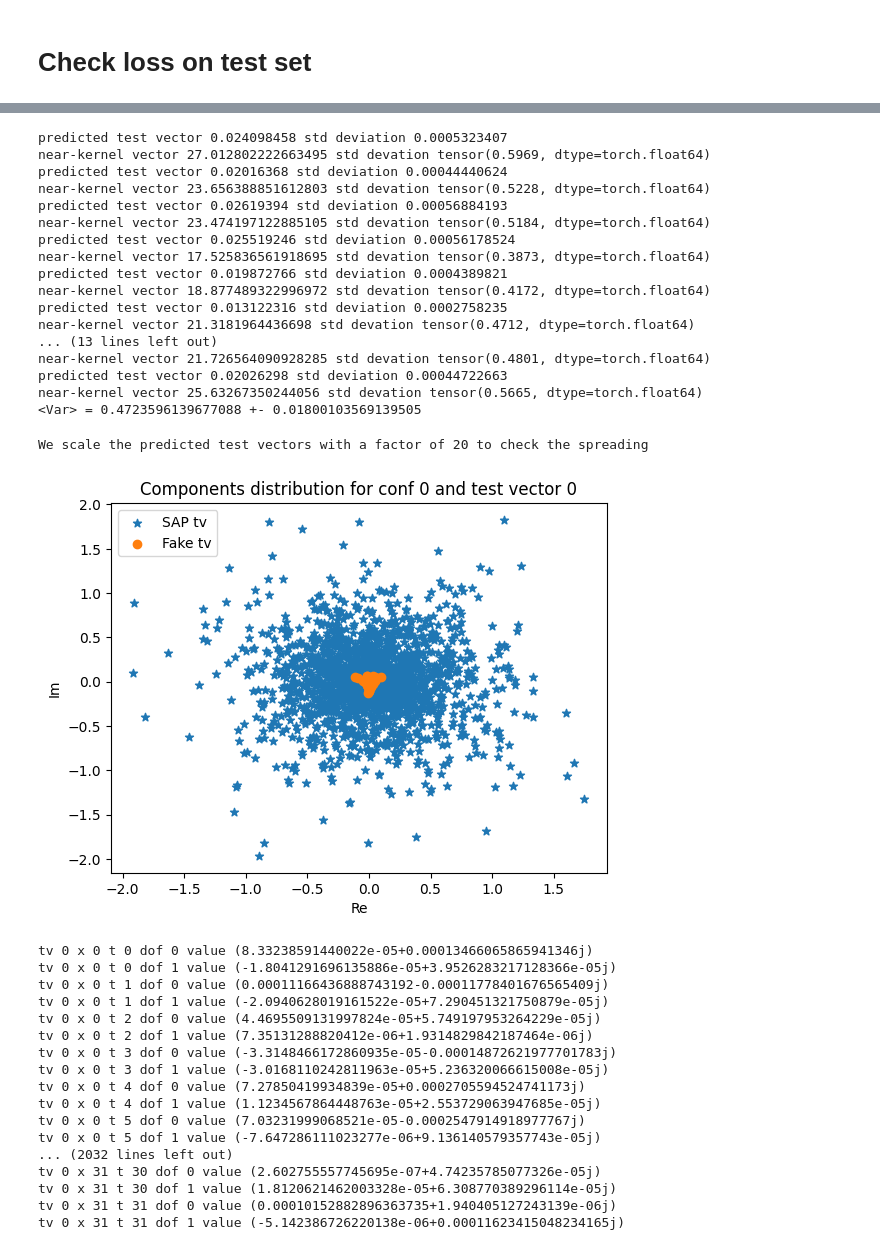
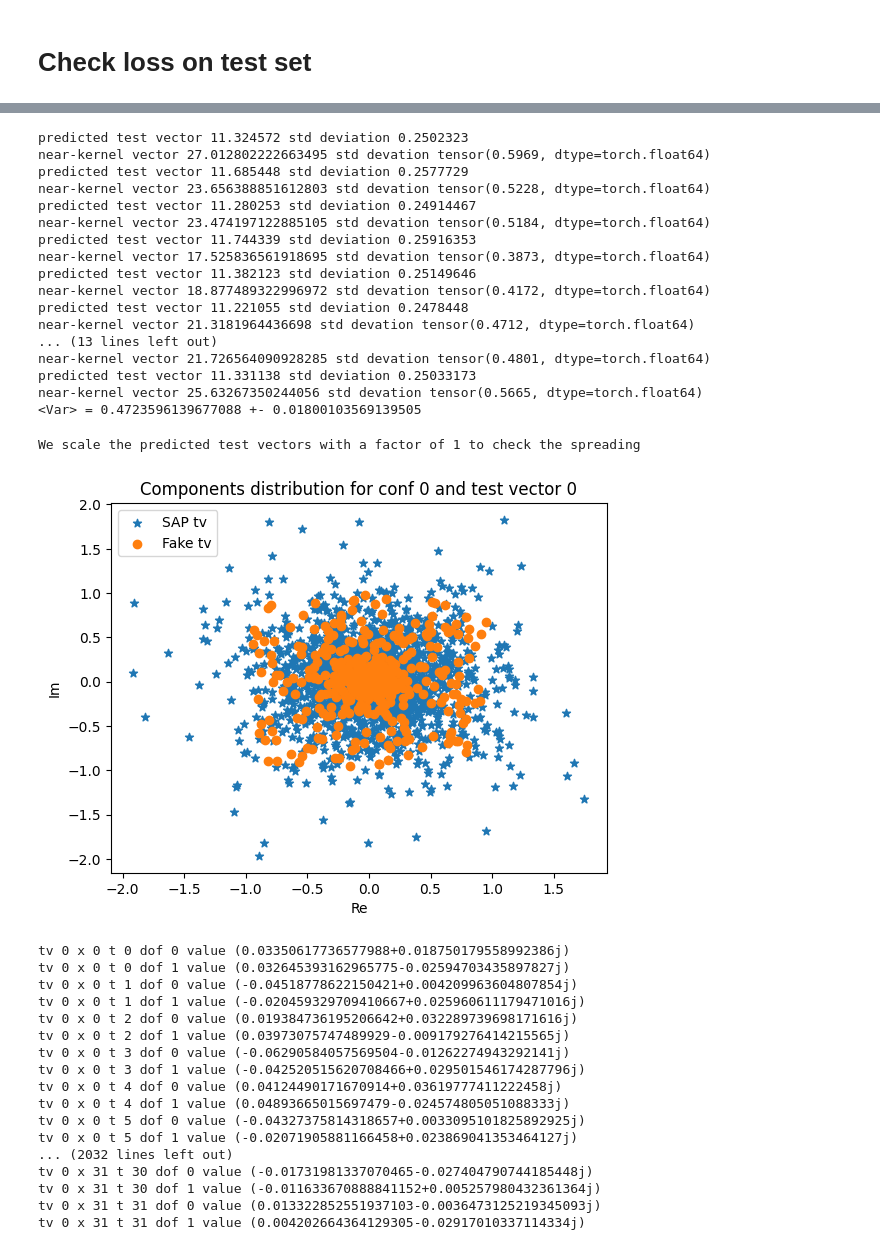
Before and after one commit to JFNCastellanos/TVML, a Jupyter notebook: I_PPdag.ipynb, the cells around one changed output, grey strips where cells are left out. Saved outputs shown, nothing was run; the diff lists cells and outputs as text; code cells hidden in the pictures.

Commit message:
New loss and model
I modified the loss function and the model. Loss function seems to be well defined, but model is not good output.

```diff
--- a/I_PPdag.ipynb
+++ b/I_PPdag.ipynb
@@ -132,10 +130,10 @@ TvGenerator(
 )
 # %%
 # Learning rate for optimizers
-lr = 0.001
+lr = 0.1
 # Beta1 hyperparameter for Adam optimizers
 beta1 = 0.9
-optimizer = optim.Adam(model.parameters(), lr=lr, betas=(beta1, 0.999),weight_decay=1e-5)
+optimizer = optim.Adam(model.parameters(), lr=lr, betas=(beta1, 0.999),weight_decay=0)
 #optimizer = torch.optim.SGD(model.parameters(), lr=1e-3,momentum=0.9)
 # %%
 losses = []
@@ -201,7 +199,7 @@ def train(dataloader, model, optimizer):
         losses.append(loss_val)
         print(f"loss: {loss_val:>7f}  [{current:>5d}/{train_len:>5d}]")
 # %%
-epochs = 50
+epochs = 20
 for t in range(epochs):
     print(f"Epoch {t+1}\n-------------------------------")
     train(train_loader, model, optimizer)
@@ -398,38 +396,38 @@ for tv in range(var.NV):
 variances = np.array(variances)
 print("<Var> = {0} +- {1}".format(np.mean(variances),np.std(variances)/np.sqrt(var.NV)))
 # %% [output]
-predicted test vector 0.024098458 std deviation 0.0005323407
+predicted test vector 11.324572 std deviation 0.2502323
 near-kernel vector 27.012802222663495 std devation tensor(0.5969, dtype=torch.float64)
-predicted test vector 0.02016368 std deviation 0.00044440624
+predicted test vector 11.685448 std deviation 0.2577729
 near-kernel vector 23.656388851612803 std devation tensor(0.5228, dtype=torch.float64)
-predicted test vector 0.02619394 std deviation 0.00056884193
+predicted test vector 11.280253 std deviation 0.24914467
 near-kernel vector 23.474197122885105 std devation tensor(0.5184, dtype=torch.float64)
-predicted test vector 0.025519246 std deviation 0.00056178524
+predicted test vector 11.744339 std deviation 0.25916353
 near-kernel vector 17.525836561918695 std devation tensor(0.3873, dtype=torch.float64)
-predicted test vector 0.019872766 std deviation 0.0004389821
+predicted test vector 11.382123 std deviation 0.25149646
 near-kernel vector 18.877489322996972 std devation tensor(0.4172, dtype=torch.float64)
-predicted test vector 0.013122316 std deviation 0.0002758235
+predicted test vector 11.221055 std deviation 0.2478448
 near-kernel vector 21.3181964436698 std devation tensor(0.4712, dtype=torch.float64)
 ... (13 lines left out)
 near-kernel vector 21.726564090928285 std devation tensor(0.4801, dtype=torch.float64)
-predicted test vector 0.02026298 std deviation 0.00044722663
+predicted test vector 11.331138 std deviation 0.25033173
 near-kernel vector 25.63267350244056 std devation tensor(0.5665, dtype=torch.float64)
 <Var> = 0.4723596139677088 +- 0.01800103569139505
 # %%
 tv = 0
 conf = 0 #ConfID in the test_loader
-factor = 20
+factor = 1
 print("We scale the predicted test vectors with a factor of {0} to check the spreading".format(factor))
 plt.title("Components distribution for conf {0} and test vector {1}".format(conf,tv))
 plt.scatter(np.real(batch[1][conf][tv].reshape(2*var.NX*var.NT)),np.imag(batch[1][conf][tv].reshape(2*var.NX*var.NT)),marker="*",label="SAP tv")
 plt.scatter(np.real(factor*pred_complex[conf,tv].reshape(2*var.NX*var.NT)),np.imag(factor*pred_complex[conf,tv].reshape(2*var.NX*var.NT)),label="Fake tv")
 plt.xlabel("Re")
 plt.ylabel("Im")
 plt.legend()
 plt.show()
 # %% [output]
-We scale the predicted test vectors with a factor of 20 to check the spreading
+We scale the predicted test vectors with a factor of 1 to check the spreading
-[figure, old version]
+[figure, new version]
 # %%
 conf, tv = 0, 0
 for x in range(var.NX):
@@ -437,20 +435,20 @@ for x in range(var.NX):
         for mu in range(2):
             print("tv {0} x {1} t {2} dof {3} value {4}".format(tv,x,t,mu,pred_complex[conf,tv,mu,t,x]))
 # %% [output]
-tv 0 x 0 t 0 dof 0 value (8.33238591440022e-05+0.00013466065865941346j)
-tv 0 x 0 t 0 dof 1 value (-1.8041291696135886e-05+3.9526283217128366e-05j)
-tv 0 x 0 t 1 dof 0 value (0.00011166436888743192-0.00011778401676565409j)
-tv 0 x 0 t 1 dof 1 value (-2.0940628019161522e-05+7.290451321750879e-05j)
-tv 0 x 0 t 2 dof 0 value (4.4695509131997824e-05+5.749197953264229e-05j)
-tv 0 x 0 t 2 dof 1 value (7.35131288820412e-06+1.9314829842187464e-06j)
-tv 0 x 0 t 3 dof 0 value (-3.3148466172860935e-05-0.00014872621977701783j)
-tv 0 x 0 t 3 dof 1 value (-3.0168110242811963e-05+5.236320066615008e-05j)
-tv 0 x 0 t 4 dof 0 value (7.27850419934839e-05+0.0002705594524741173j)
-tv 0 x 0 t 4 dof 1 value (1.1234567864448763e-05+2.553729063947685e-05j)
-tv 0 x 0 t 5 dof 0 value (7.03231999068521e-05-0.0002547914918977767j)
-tv 0 x 0 t 5 dof 1 value (-7.647286111023277e-06+9.136140579357743e-05j)
+tv 0 x 0 t 0 dof 0 value (0.03350617736577988+0.018750179558992386j)
+tv 0 x 0 t 0 dof 1 value (0.032645393162965775-0.02594703435897827j)
+tv 0 x 0 t 1 dof 0 value (-0.04518778622150421+0.004209963604807854j)
+tv 0 x 0 t 1 dof 1 value (-0.020459329709410667+0.025960611179471016j)
+tv 0 x 0 t 2 dof 0 value (0.019384736195206642+0.032289739698171616j)
+tv 0 x 0 t 2 dof 1 value (0.03973075747489929-0.009179276414215565j)
+tv 0 x 0 t 3 dof 0 value (-0.06290584057569504-0.01262274943292141j)
+tv 0 x 0 t 3 dof 1 value (-0.042520515620708466+0.029501546174287796j)
+tv 0 x 0 t 4 dof 0 value (0.04124490171670914+0.03619777411222458j)
+tv 0 x 0 t 4 dof 1 value (0.04893665015697479-0.024574805051088333j)
+tv 0 x 0 t 5 dof 0 value (-0.04327375814318657+0.0033095101825892925j)
+tv 0 x 0 t 5 dof 1 value (-0.02071905881166458+0.023869041353464127j)
 ... (2032 lines left out)
-tv 0 x 31 t 30 dof 0 value (2.602755557745695e-07+4.74235785077326e-05j)
-tv 0 x 31 t 30 dof 1 value (1.8120621462003328e-05+6.308770389296114e-05j)
-tv 0 x 31 t 31 dof 0 value (0.00010152882896363735+1.940405127243139e-06j)
-tv 0 x 31 t 31 dof 1 value (-5.142386726220138e-06+0.00011623415048234165j)
+tv 0 x 31 t 30 dof 0 value (-0.01731981337070465-0.027404790744185448j)
+tv 0 x 31 t 30 dof 1 value (-0.011633670888841152+0.005257980432361364j)
+tv 0 x 31 t 31 dof 0 value (0.013322852551937103-0.0036473125219345093j)
+tv 0 x 31 t 31 dof 1 value (0.004202664364129305-0.02917010337114334j)
```
Also changed, not shown: parts of 5 cells of this notebook, 7 other files.
